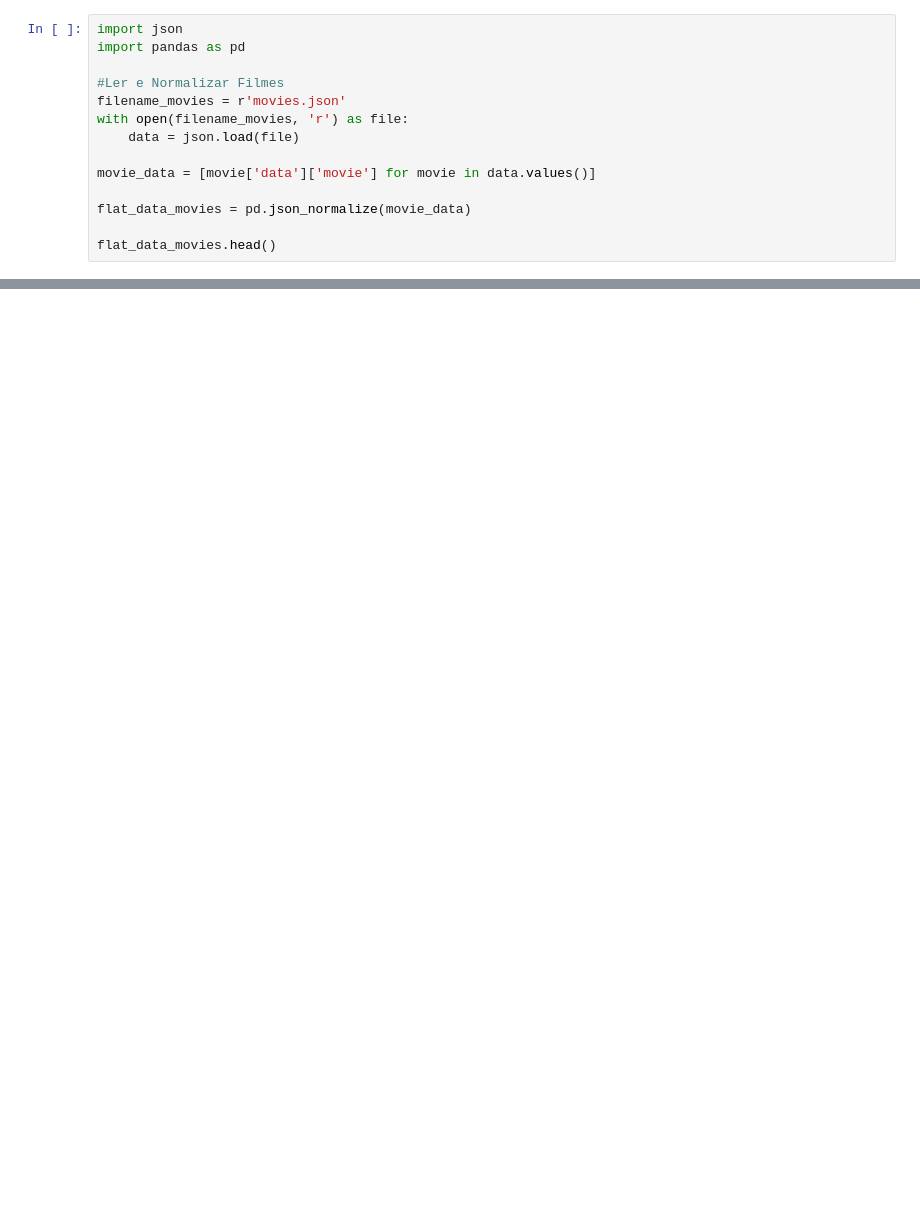
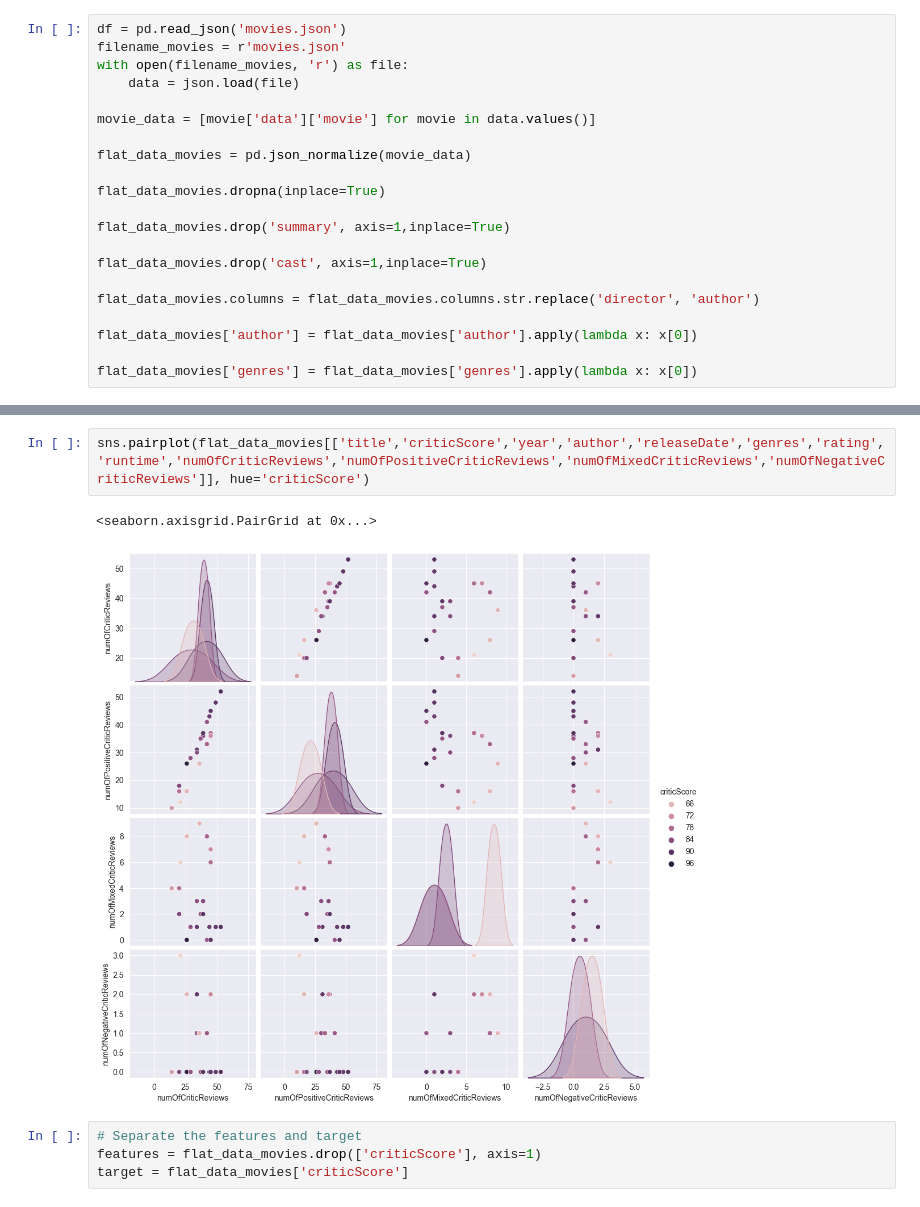
Before and after one commit to beneditagoncalves/Project2IACD, a Jupyter notebook: trabalho.ipynb, the cells around one changed output, grey strips where cells are left out. Saved outputs shown, nothing was run; the diff lists cells and outputs as text; blank space fills up the shorter version.

```diff
--- a/trabalho.ipynb
+++ b/trabalho.ipynb
@@ -5,8 +20,5 @@ NameError: name 'pd' is not defined
 # %%
-import json
-import pandas as pd
-
-#Ler e Normalizar Filmes
+df = pd.read_json('movies.json')
 filename_movies = r'movies.json'
 with open(filename_movies, 'r') as file:
     data = json.load(file)
@@ -15,4 +27,14 @@ movie_data = [movie['data']['movie'] for movie in data.values()]
 
 flat_data_movies = pd.json_normalize(movie_data)
 
-flat_data_movies.head()
+flat_data_movies.dropna(inplace=True)
+
+flat_data_movies.drop('summary', axis=1,inplace=True)
+
+flat_data_movies.drop('cast', axis=1,inplace=True)
+
+flat_data_movies.columns = flat_data_movies.columns.str.replace('director', 'author')
+
+flat_data_movies['author'] = flat_data_movies['author'].apply(lambda x: x[0])
+
+flat_data_movies['genres'] = flat_data_movies['genres'].apply(lambda x: x[0])
@@ -25,0 +61,9 @@ flat_data_movies.head()
+# %%
+sns.pairplot(flat_data_movies[['title','criticScore','year','author','releaseDate','genres','rating','runtime','numOfCriticReviews','numOfPositiveCriticReviews','numOfMixedCriticReviews','numOfNegativeCriticReviews']], hue='criticScore')
+# %% [output]
+<seaborn.axisgrid.PairGrid at 0x...>
+[figure, added]
+# %%
+# Separate the features and target
+features = flat_data_movies.drop(['criticScore'], axis=1)
+target = flat_data_movies['criticScore']
```
Also changed, not shown: parts of 24 cells of this notebook, 11 other files.
